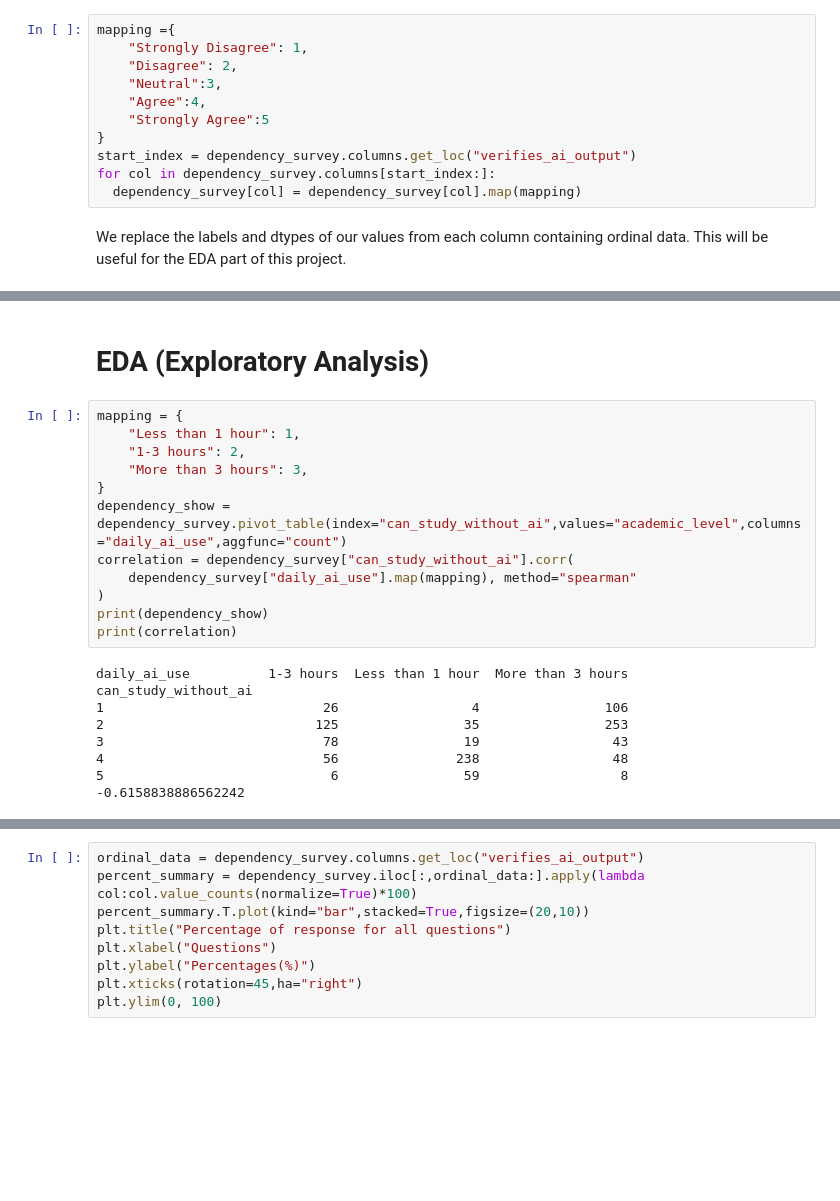
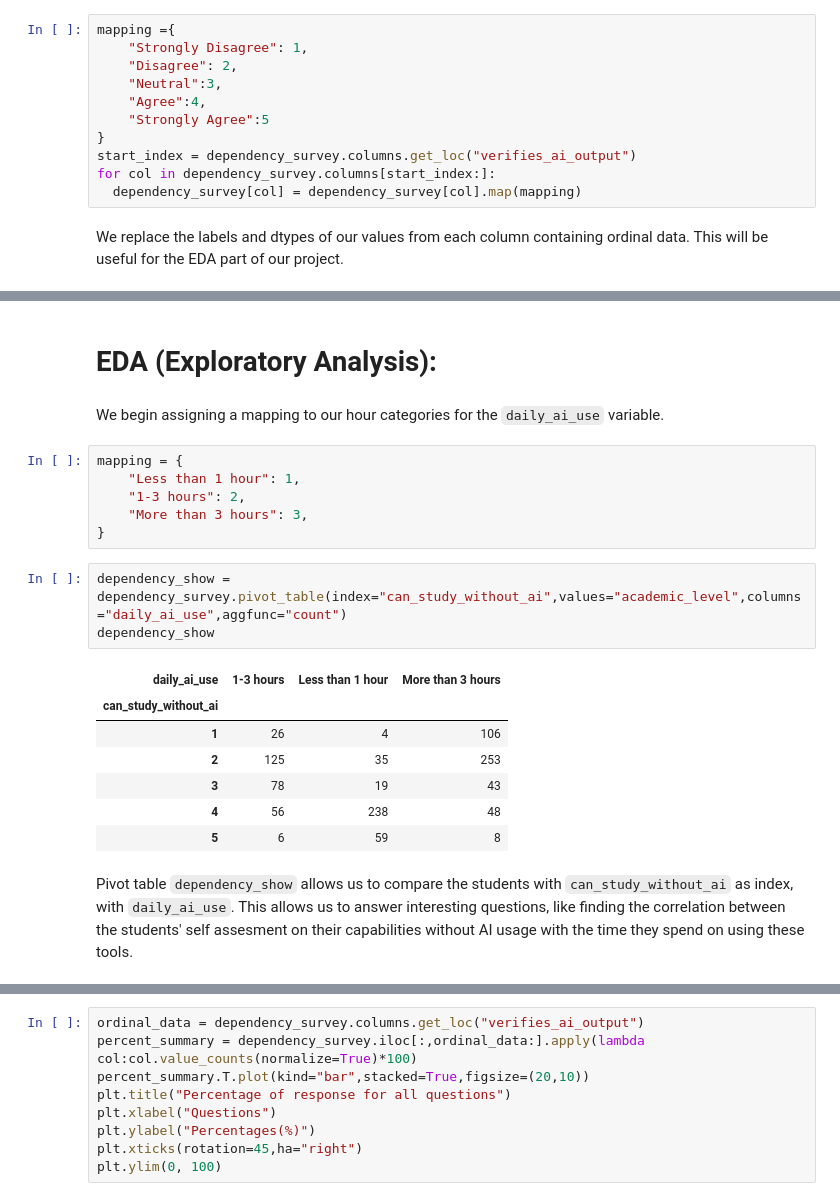
Before and after one commit to Henry6833/Henry6833.github.io, a Jupyter notebook: Milestone1.ipynb, the cells around one changed output, grey strips where cells are left out. Cells and saved outputs as stored; diff of their text form; blank space fills up the shorter version.

```diff
--- a/Milestone1.ipynb
+++ b/Milestone1.ipynb
@@ -261,7 +243,7 @@ start_index = dependency_survey.columns.get_loc("verifies_ai_output")
 for col in dependency_survey.columns[start_index:]:
   dependency_survey[col] = dependency_survey[col].map(mapping)
 # %% [markdown]
-We replace the labels and dtypes of our values from each column containing ordinal data. This will be useful for the EDA part of this project.
+We replace the labels and dtypes of our values from each column containing ordinal data. This will be useful for the EDA part of our project.
 # %%
 dependency_survey.head()
 # %% [output]
@@ -272,25 +254,25 @@ dependency_survey.head()
 | 3 | Female | 20-23 | Daffodil International University | Undergraduate | 3.01-3.50 | 1-3 hours | 4 | ... |
 | 4 | Female | 20-23 | Primeasia University | Undergraduate | Above 3.50 | Less than 1 hour | 4 | ... |
 # %% [markdown]
-# EDA (Exploratory Analysis)
+# **EDA (Exploratory Analysis):**
+# %% [markdown]
+We begin assigning a mapping to our hour categories for the `daily_ai_use` variable.
 # %%
 mapping = {
     "Less than 1 hour": 1,
     "1-3 hours": 2,
     "More than 3 hours": 3,
 }
-dependency_show = dependency_survey.pivot_table(index="can_study_without_ai",values="academic_level",columns="daily_ai_use",aggfunc="count")
-correlation = dependency_survey["can_study_without_ai"].corr(
-    dependency_survey["daily_ai_use"].map(mapping), method="spearman"
-)
-print(dependency_show)
-print(correlation)
-# %% [output]
-daily_ai_use          1-3 hours  Less than 1 hour  More than 3 hours
-can_study_without_ai
-1                            26                 4                106
-2                           125                35                253
-3                            78                19                 43
-4                            56               238                 48
-5                             6                59                  8
--0.6158838886562242
+# %%
+dependency_show = dependency_survey.pivot_table(index="can_study_without_ai",values="academic_level",columns="daily_ai_use",aggfunc="count")
+dependency_show
+# %% [output]
+| daily_ai_use | 1-3 hours | Less than 1 hour | More than 3 hours |
+| can_study_without_ai |  |  |  |
+| 1 | 26 | 4 | 106 |
+| 2 | 125 | 35 | 253 |
+| 3 | 78 | 19 | 43 |
+| 4 | 56 | 238 | 48 |
+| 5 | 6 | 59 | 8 |
+# %% [markdown]
+Pivot table `dependency_show` allows us to compare the students with `can_study_without_ai` as index, with `daily_ai_use`. This allows us to answer interesting questions, like finding the correlation between the students' self assesment on their capabilities without AI usage with the time they spend on using these tools.
```
Also changed, not shown: parts of 11 cells of this notebook.
